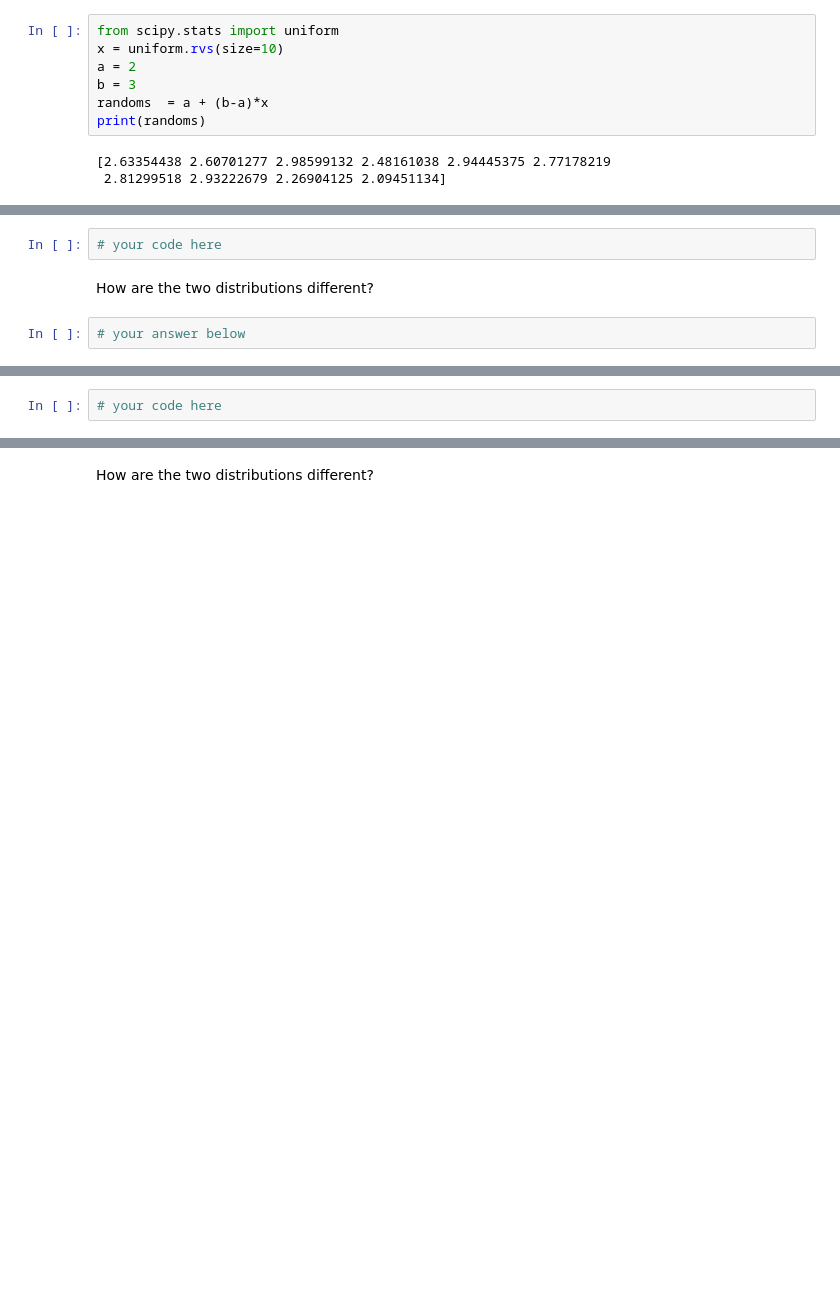
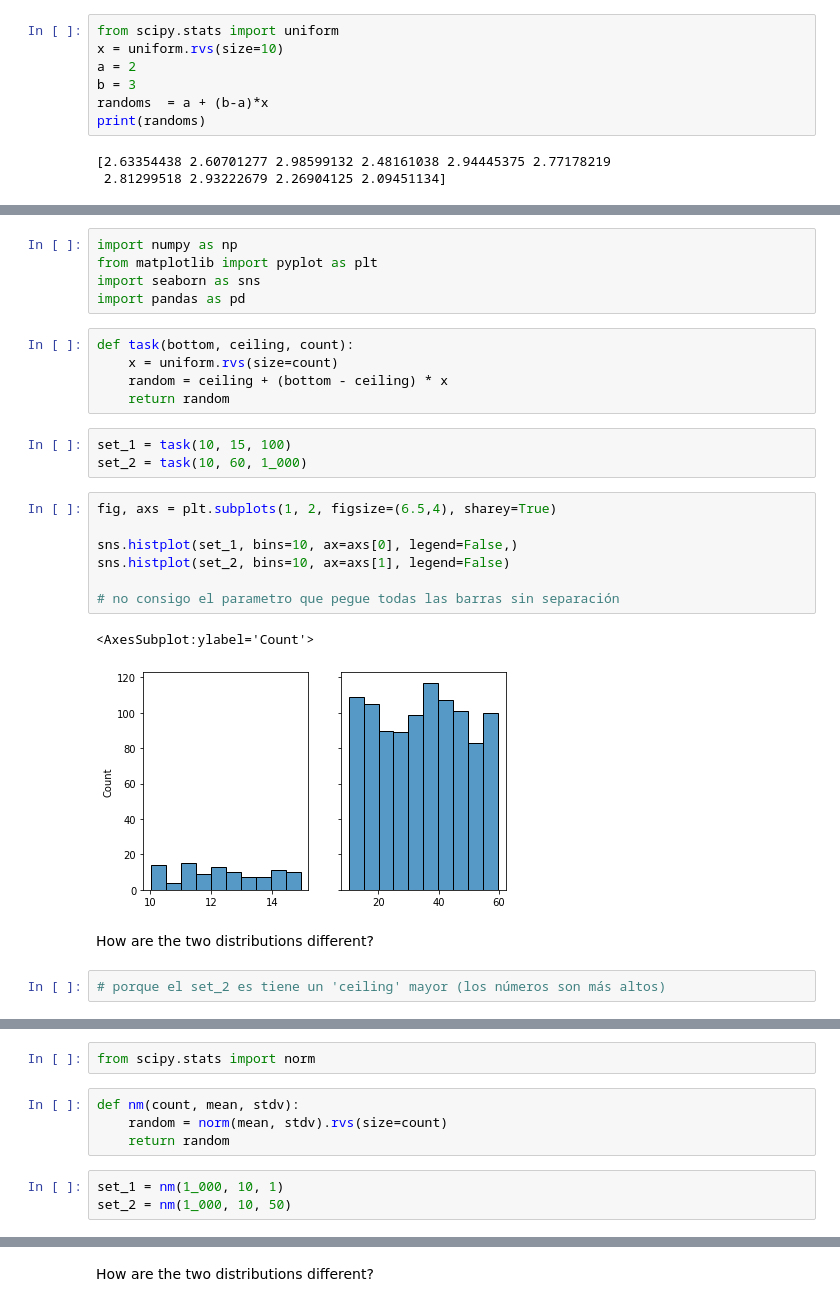
Before and after one commit to Ironhack-Data-Madrid-Febrero-2021/lab-continuous-probability-distribution, a Jupyter notebook: your-code/main.ipynb, the cells around one changed output, grey strips where cells are left out. Saved outputs shown, nothing was run; the diff lists cells and outputs as text; blank space fills up the shorter version.

```diff
--- a/your-code/main.ipynb
+++ b/your-code/main.ipynb
@@ -45,12 +45,33 @@ print(randoms)
 Your output should look like below:
 
 ![uniform distribution](ud.png)
-# %%
-# your code here
+# %%
+import numpy as np
+from matplotlib import pyplot as plt
+import seaborn as sns
+import pandas as pd
+# %%
+def task(bottom, ceiling, count):
+    x = uniform.rvs(size=count)
+    random = ceiling + (bottom - ceiling) * x
+    return random
+# %%
+set_1 = task(10, 15, 100)
+set_2 = task(10, 60, 1_000)
+# %%
+fig, axs = plt.subplots(1, 2, figsize=(6.5,4), sharey=True)
+
+sns.histplot(set_1, bins=10, ax=axs[0], legend=False,)
+sns.histplot(set_2, bins=10, ax=axs[1], legend=False)
+
+# no consigo el parametro que pegue todas las barras sin separación
+# %% [output]
+<AxesSubplot:ylabel='Count'>
+[figure, added]
 # %% [markdown]
 How are the two distributions different?
-# %%
-# your answer below
+# %%
+# porque el set_2 es tiene un 'ceiling' mayor (los números son más altos)
 # %% [markdown]
 ## Normal Distribution
 
@@ -62,5 +83,12 @@ How are the two distributions different?
 Expected output:
 
 ![normal distribution](nd.png)
-# %%
-# your code here
+# %%
+from scipy.stats import norm
+# %%
+def nm(count, mean, stdv):
+    random = norm(mean, stdv).rvs(size=count)
+    return random
+# %%
+set_1 = nm(1_000, 10, 1)
+set_2 = nm(1_000, 10, 50)
```
Also changed, not shown: parts of 15 cells of this notebook.
